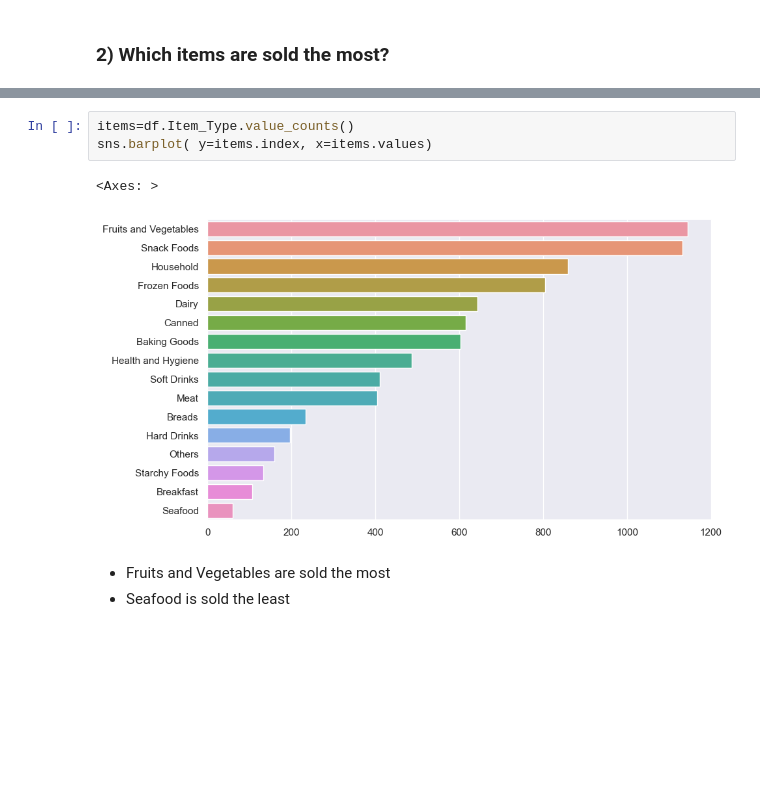
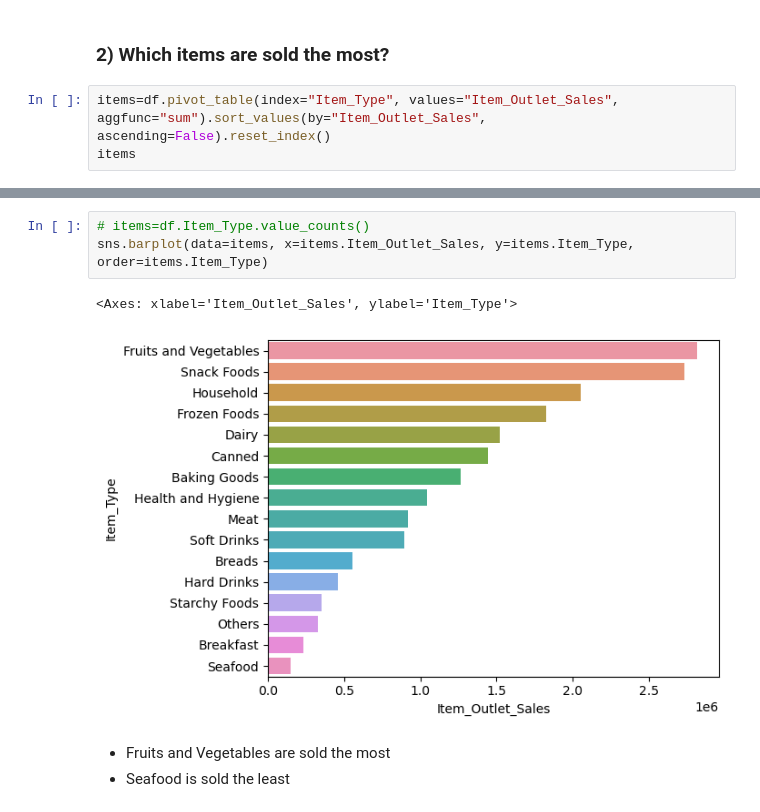
Before and after one commit to komalchamyal/bigmart-analysis, a Jupyter notebook: Big Mart Sales Analysis.ipynb, the cells around one changed output, grey strips where cells are left out. Saved outputs shown, nothing was run; the diff lists cells and outputs as text; blank space fills up the shorter version.

```diff
--- a/Big Mart Sales Analysis & Prediction.ipynb
+++ b/Big Mart Sales Analysis.ipynb
@@ -312,3 +312,6 @@ sns.scatterplot(data=df,x="Item_Visibility", y="Item_Outlet_Sales", hue="Item_Ou
 - People buy what they want to irrespective of the visibility
 # %% [markdown]
 ### 2) Which items are sold the most?
+# %%
+items=df.pivot_table(index="Item_Type", values="Item_Outlet_Sales", aggfunc="sum").sort_values(by="Item_Outlet_Sales", ascending=False).reset_index()
+items
@@ -315,9 +336,9 @@ sns.scatterplot(data=df,x="Item_Visibility", y="Item_Outlet_Sales", hue="Item_Ou
 # %%
-items=df.Item_Type.value_counts()
-sns.barplot( y=items.index, x=items.values)
+# items=df.Item_Type.value_counts()
+sns.barplot(data=items, x=items.Item_Outlet_Sales, y=items.Item_Type, order=items.Item_Type)
 # %% [output]
-<Axes: >
+<Axes: xlabel='Item_Outlet_Sales', ylabel='Item_Type'>
-[figure, old version]
+[figure, new version]
 # %% [markdown]
 - Fruits and Vegetables are sold the most
 - Seafood is sold the least
```
Also changed, not shown: parts of 5 cells of this notebook, 2 other files.
